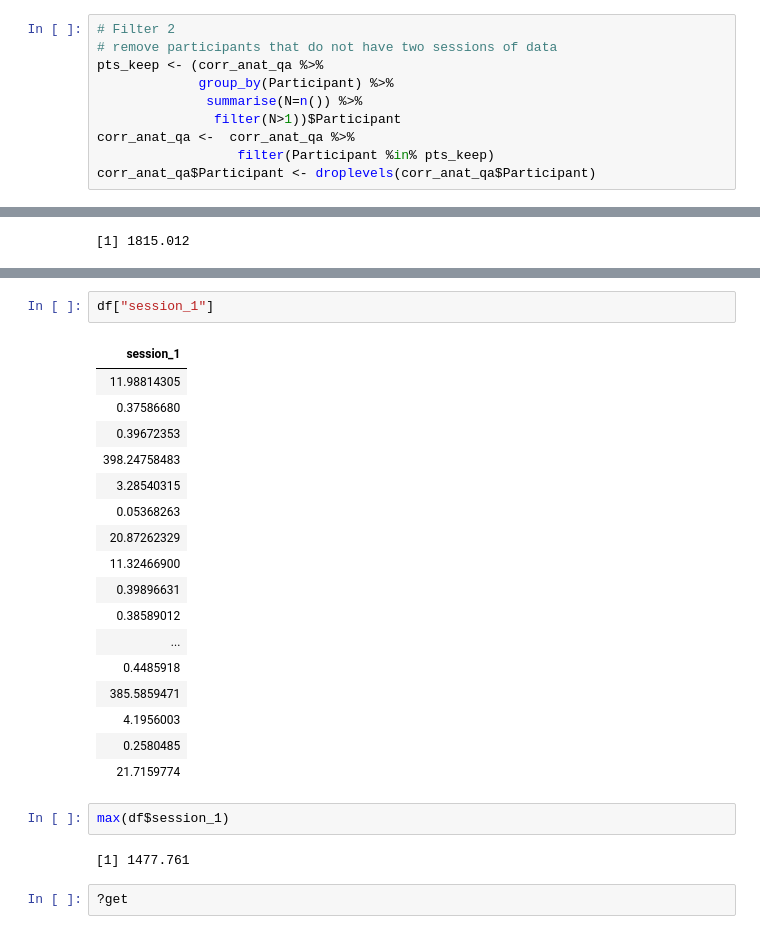
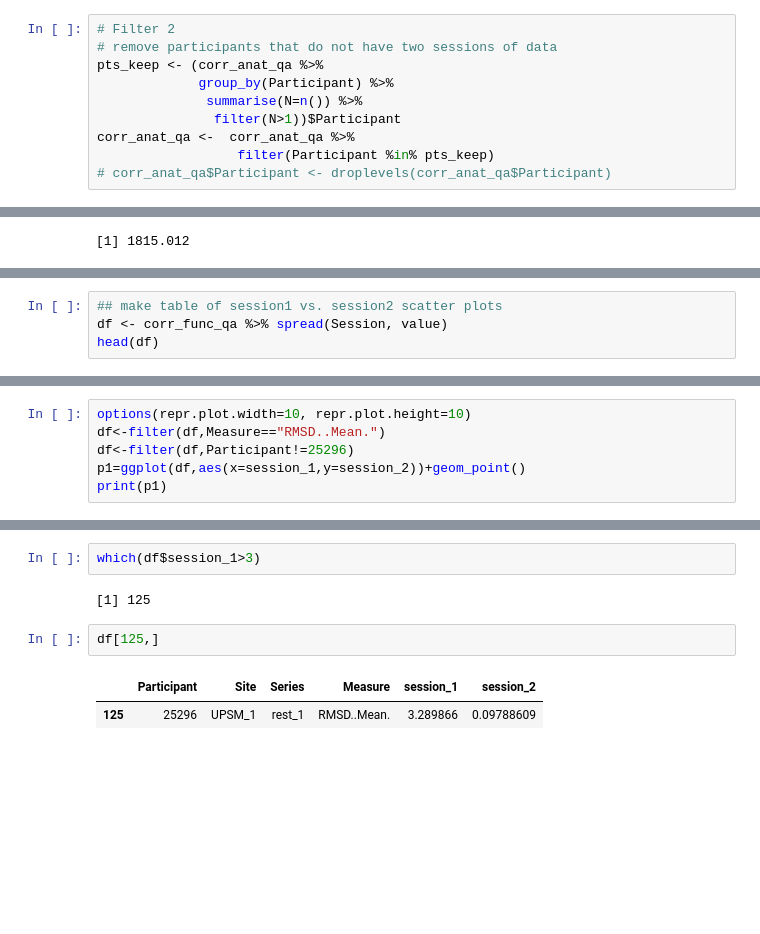
Before and after one commit to preprocessed-connectomes-project/giavasis2015-QAP-paper, a Jupyter notebook: data_analysis/CORR_ICC.ipynb, the cells around one changed output, grey strips where cells are left out. Saved outputs shown, nothing was run; the diff lists cells and outputs as text; blank space fills up the shorter version.

```diff
--- a/data_analysis/CORR_ICC.ipynb
+++ b/data_analysis/CORR_ICC.ipynb
@@ -44,7 +38,7 @@ pts_keep <- (corr_anat_qa %>%
                filter(N>1))$Participant
 corr_anat_qa <-  corr_anat_qa %>%
                   filter(Participant %in% pts_keep)
-corr_anat_qa$Participant <- droplevels(corr_anat_qa$Participant)
+# corr_anat_qa$Participant <- droplevels(corr_anat_qa$Participant)
 # %%
 # Filter 3
 # remove Sites that have fewer that 10 pts
@@ -205,0 +269,4 @@ max(df$session_1,df$session_2)
+# %%
+## make table of session1 vs. session2 scatter plots
+df <- corr_func_qa %>% spread(Session, value)
+head(df)
@@ -205,0 +293,6 @@ max(df$session_1,df$session_2)
+# %%
+options(repr.plot.width=10, repr.plot.height=10)
+df<-filter(df,Measure=="RMSD..Mean.")
+df<-filter(df,Participant!=25296)
+p1=ggplot(df,aes(x=session_1,y=session_2))+geom_point()
+print(p1)
@@ -206,26 +303,9 @@ max(df$session_1,df$session_2)
+# %%
+which(df$session_1>3)
+# %% [output]
+[1] 125
 # %%
-df["session_1"]
+df[125,]
 # %% [output]
-| session_1 |
-| 11.98814305 |
-| 0.37586680 |
-| 0.39672353 |
-| 398.24758483 |
-| 3.28540315 |
-| 0.05368263 |
-| 20.87262329 |
-| 11.32466900 |
-| 0.39896631 |
-| 0.38589012 |
-| ... |
-| 0.4485918 |
-| 385.5859471 |
-| 4.1956003 |
-| 0.2580485 |
-| 21.7159774 |
+|  | Participant | Site | Series | Measure | session_1 | session_2 |
+| 125 | 25296 | UPSM_1 | rest_1 | RMSD..Mean. | 3.289866 | 0.09788609 |
-# %%
-max(df$session_1)
-# %% [output]
-[1] 1477.761
-# %%
-?get
```
Also changed, not shown: parts of 7 cells of this notebook, 14 other files.
